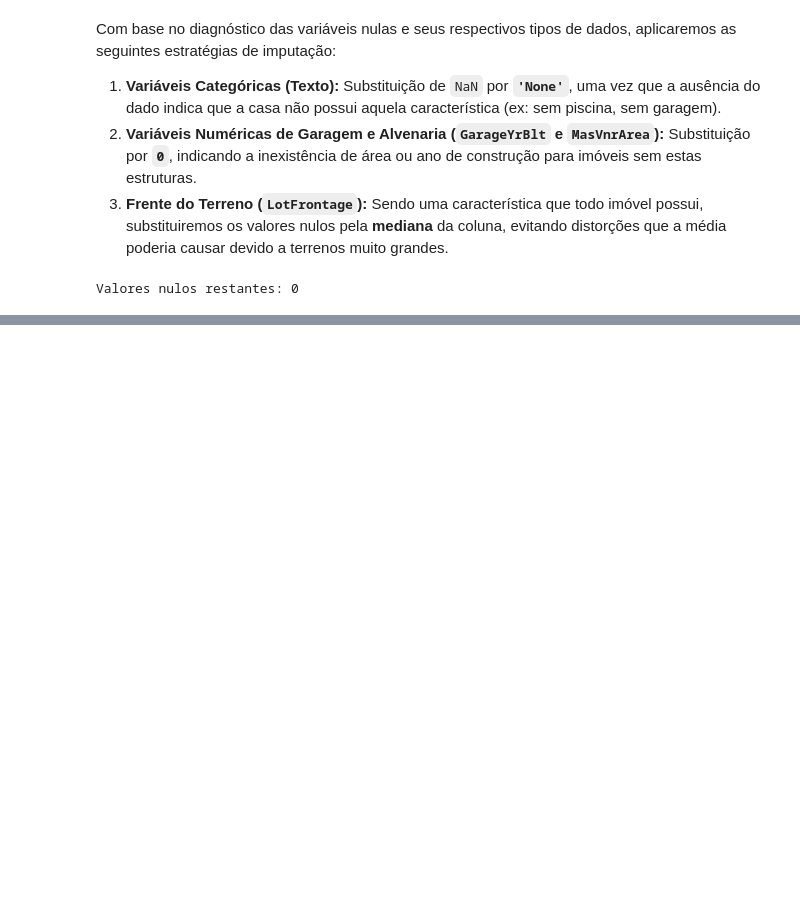
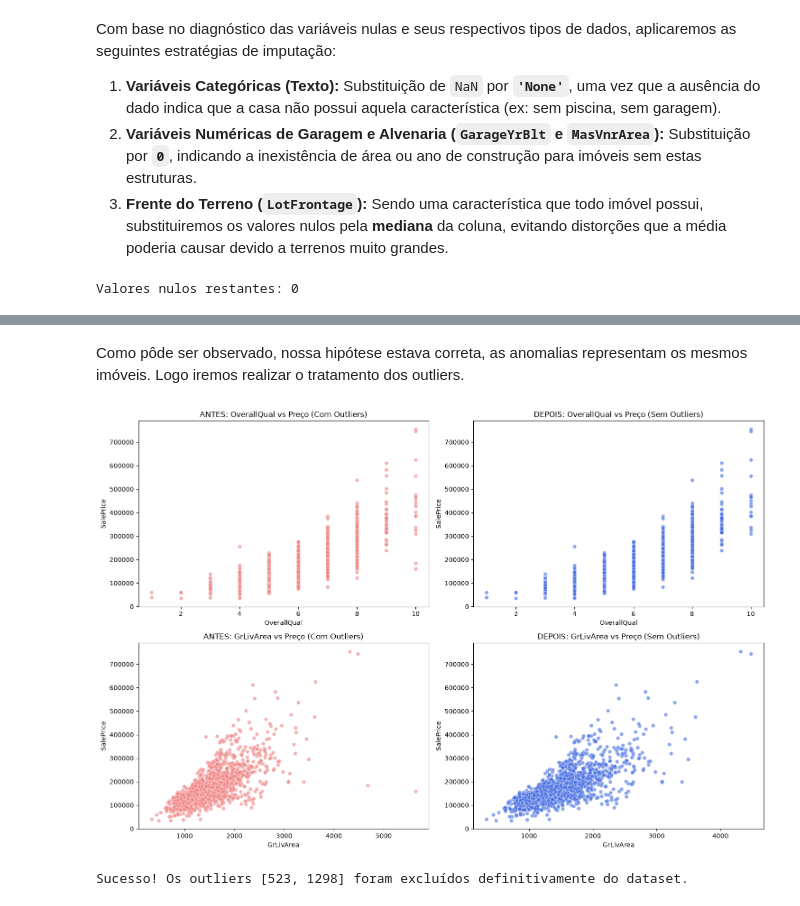
Before and after one commit to JoaoAntoni07/projeto-trainee-2026, a Jupyter notebook: projeto_trainee.ipynb, the cells around one changed output, grey strips where cells are left out. Saved outputs shown, nothing was run; the diff lists cells and outputs as text; code cells hidden in the pictures; blank space fills up the shorter version.

Commit message:
feat: conclusao do bloco 3 com investigacao e remocao de outliers

```diff
--- a/projeto_trainee.ipynb
+++ b/projeto_trainee.ipynb
@@ -231,0 +239,10 @@ Valores nulos restantes: 0
+# %%
+# filtrando as linhas que violam o padrão de área(GrLivArea)
+outliers_area = df_train[(df_train['GrLivArea'] > 4000) & (df_train['SalePrice'] < 300000)]
+
+# filtrando as linhas que violam o padrão de qualidade(OveralQual)
+outliers_qualidade = df_train[(df_train['OverallQual'] == 10) & (df_train['SalePrice'] < 200000)]
+
+# analisando os ID's dos outliers
+print(f"Índices das casas que apresentam anomalia na área(GrLivArea): {list(outliers_area.index)}")
+print(f"Índices das casas que apresentam anomalia na qualidade(OverallQual): {list(outliers_qualidade.index)}")
@@ -231,0 +262,37 @@ Valores nulos restantes: 0
+# %% [markdown]
+Como pôde ser observado, nossa hipótese estava correta, as anomalias representam os mesmos imóveis. Logo iremos realizar o tratamento dos outliers.
+# %%
+# criando a tela para mostrarmoso antes e depois
+fig, axes = plt.subplots(nrows=2, ncols=2, figsize=(15, 10))
+
+# coluna 1 (antes da remoção)
+# OverallQual vs Preço
+sns.scatterplot(data=df_train, x='OverallQual', y='SalePrice', ax=axes[0, 0], color='lightcoral', alpha=0.6)
+axes[0, 0].set_title('ANTES: OverallQual vs Preço (Com Outliers)')
+
+# GrLivArea vs Preço
+sns.scatterplot(data=df_train, x='GrLivArea', y='SalePrice', ax=axes[1, 0], color='lightcoral', alpha=0.6)
+axes[1, 0].set_title('ANTES: GrLivArea vs Preço (Com Outliers)')
+
+
+# --- EXCLUSÃO DOS OUTLIERS ---
+indices_outliers = outliers_area.index
+df_train = df_train.drop(indices_outliers)
+
+
+# coluna 2 (depois da remoção)
+# OverallQual vs Preço (Limpo)
+sns.scatterplot(data=df_train, x='OverallQual', y='SalePrice', ax=axes[0, 1], color='royalblue', alpha=0.6)
+axes[0, 1].set_title('DEPOIS: OverallQual vs Preço (Sem Outliers)')
+
+# GrLivArea vs Preço (Limpo)
+sns.scatterplot(data=df_train, x='GrLivArea', y='SalePrice', ax=axes[1, 1], color='royalblue', alpha=0.6)
+axes[1, 1].set_title('DEPOIS: GrLivArea vs Preço (Sem Outliers)')
+
+plt.tight_layout()
+plt.show()
+
+print(f"Sucesso! Os outliers {list(indices_outliers)} foram excluídos definitivamente do dataset.")
+# %% [output]
+[figure, added]
+Sucesso! Os outliers [523, 1298] foram excluídos definitivamente do dataset.
```
Also changed, not shown: parts of 5 cells of this notebook.
